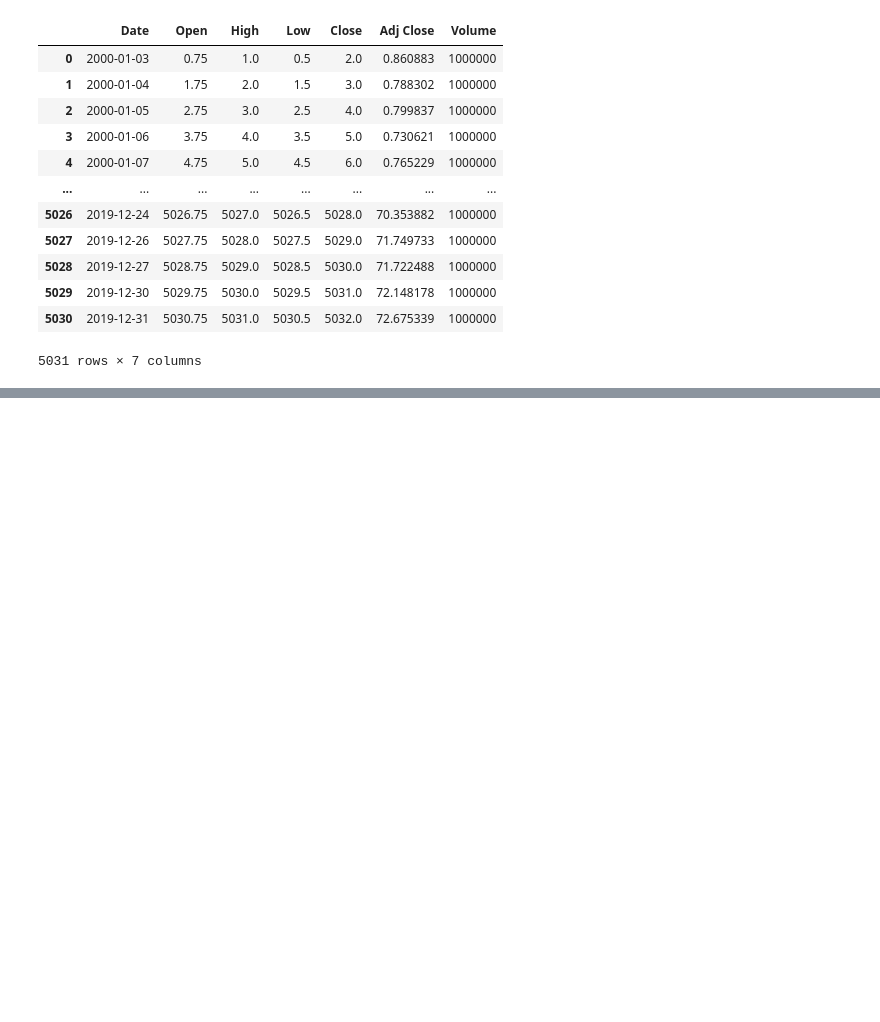
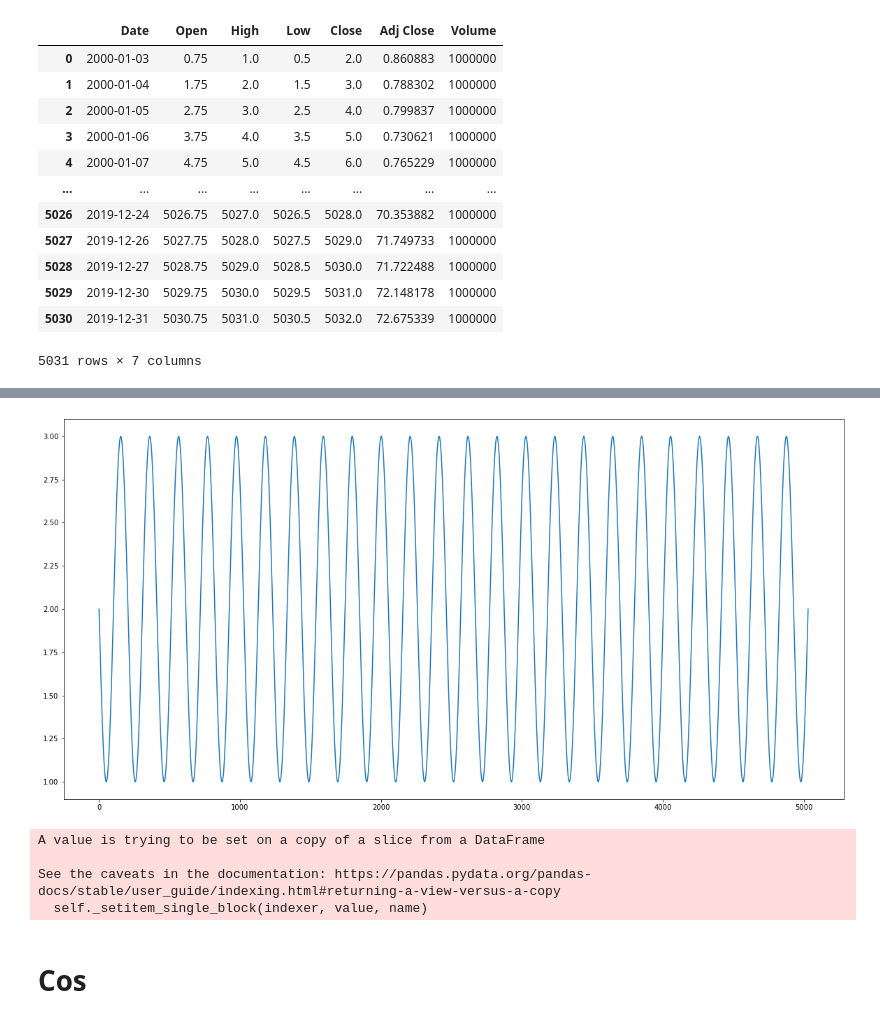
Before and after one commit to lucaswehmuth/rl-investing, a Jupyter notebook: data/3-ArtificialData.ipynb, the cells around one changed output, grey strips where cells are left out. Saved outputs shown, nothing was run; the diff lists cells and outputs as text; code cells hidden in the pictures; blank space fills up the shorter version.

```diff
--- a/data/3-ArtificialData.ipynb
+++ b/data/3-ArtificialData.ipynb
@@ -47,0 +63,32 @@ with open(filename, 'w', newline='') as file:
+# %%
+# 100 linearly spaced numbers
+# x = np.linspace(-np.pi*10,np.pi*10,5031)
+x = np.linspace(np.pi,np.pi*50,5031)
+# x = np.linspace(np.pi,(np.pi/2)*100,5031)
+# x = np.linspace(0,5031,5031)
+
+# the function, which is y = sin(x) here
+# y = np.abs(np.sin(x))
+y = np.sin(x)
+y = y + 2
+# y = np.sin(x)
+# %%
+x = np.arange(0, 5031)
+# %%
+plt.figure(figsize=(20,10))
+plt.plot(x,y)
+plt.show()
+# %% [output]
+[figure, added]
+# %%
+for i in range(len(data)):
+    data.Open.loc[i] = y[i]+0.75
+    data.Low.loc[i] = y[i]+0.5
+    data.High.loc[i] = y[i]+1
+    data.Close.loc[i] = y[i]+2
+#     data.Volume.loc[i] = 1000000
+# %% [output]
+A value is trying to be set on a copy of a slice from a DataFrame
+
+See the caveats in the documentation: https://pandas.pydata.org/pandas-docs/stable/user_guide/indexing.html#returning-a-view-versus-a-copy
+  self._setitem_single_block(indexer, value, name)
@@ -47,0 +103,2 @@ with open(filename, 'w', newline='') as file:
+# %% [markdown]
+# Cos
```
Also changed, not shown: parts of 11 cells of this notebook, 6 other files.
